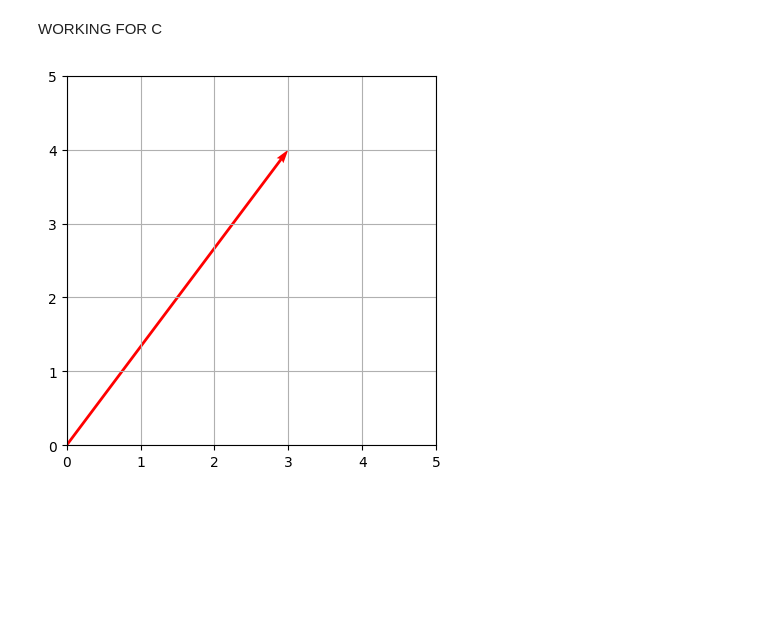
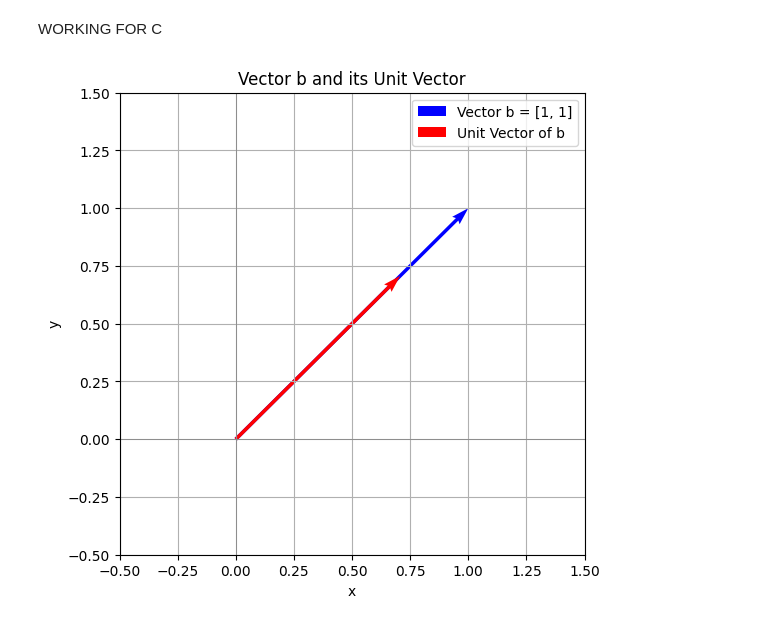
Before and after one commit to LisaKajula/Math-2024-25-Winter, a Jupyter notebook: Notebooks_EN/01_Linear_Algebra/03_Vectors/LA_Vectors_introduction.ipynb, the cells around one changed output. Saved outputs shown, nothing was run; the diff lists cells and outputs as text; code cells hidden in the pictures; blank space fills up the shorter version.

```diff
--- a/Notebooks_EN/01_Linear_Algebra/03_Vectors/LA_Vectors_introduction.ipynb
+++ b/Notebooks_EN/01_Linear_Algebra/03_Vectors/LA_Vectors_introduction.ipynb
@@ -271,15 +273,36 @@ $$
 $$
 # %% [markdown]
 WORKING FOR C
-# %%
-import matplotlib.pyplot as plt # import the matplotlib.pyplot module
-
-plt.figure() # create a new figure
-plt.quiver(0, 0, 3, 4, angles='xy', scale_units='xy', scale=1, color='r') # quick way to plot a vector quiver(x_start, y_start, x_end, y_end)
-plt.xlim(0, 5) # set x-axis range
-plt.ylim(0, 5) # set y-axis range
-plt.grid(True) # enable grid
-plt.gca().set_aspect('equal') # set equal scaling on x and y axes
-plt.show()
-# %% [output]
-[figure, removed]
+# %%
+# Import necessary libraries for plotting
+import matplotlib.pyplot as plt
+import numpy as np
+
+# Define the vector b and its unit vector b_unit
+b = np.array([1, 1])
+b_magnitude = np.sqrt(1**2 + 1**2)  # Calculate the magnitude of vector b
+b_unit = b / b_magnitude            # Calculate the unit vector
+
+# Set up the plot
+plt.figure(figsize=(6, 6))
+plt.axhline(0, color='gray', lw=0.5)  # x-axis
+plt.axvline(0, color='gray', lw=0.5)  # y-axis
+
+# Plot vector b
+plt.quiver(0, 0, b[0], b[1], angles='xy', scale_units='xy', scale=1, color='blue', label='Vector b = [1, 1]')
+# Plot the unit vector of b
+plt.quiver(0, 0, b_unit[0], b_unit[1], angles='xy', scale_units='xy', scale=1, color='red', label='Unit Vector of b')
+
+# Set plot limits and labels
+plt.xlim(-0.5, 1.5)
+plt.ylim(-0.5, 1.5)
+plt.xlabel('x')
+plt.ylabel('y')
+plt.grid(True)
+plt.legend()
+plt.title('Vector b and its Unit Vector')
+
+# Show the plot
+plt.show()
+# %% [output]
+[figure, added]
```
Also changed, not shown: parts of 1 cell of this notebook.
